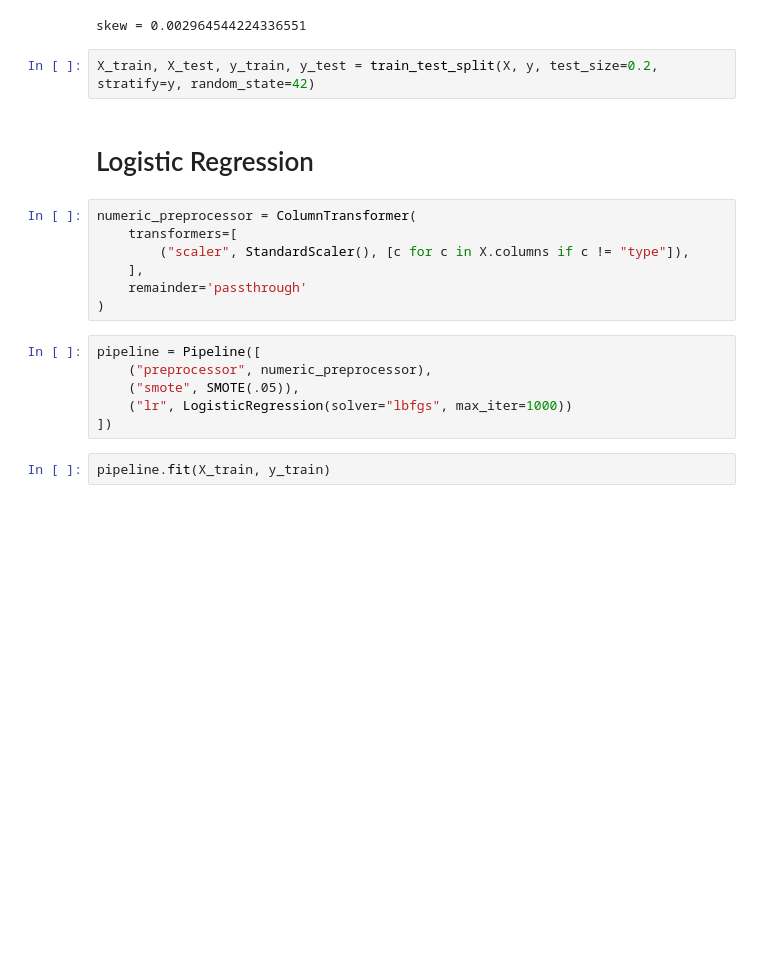
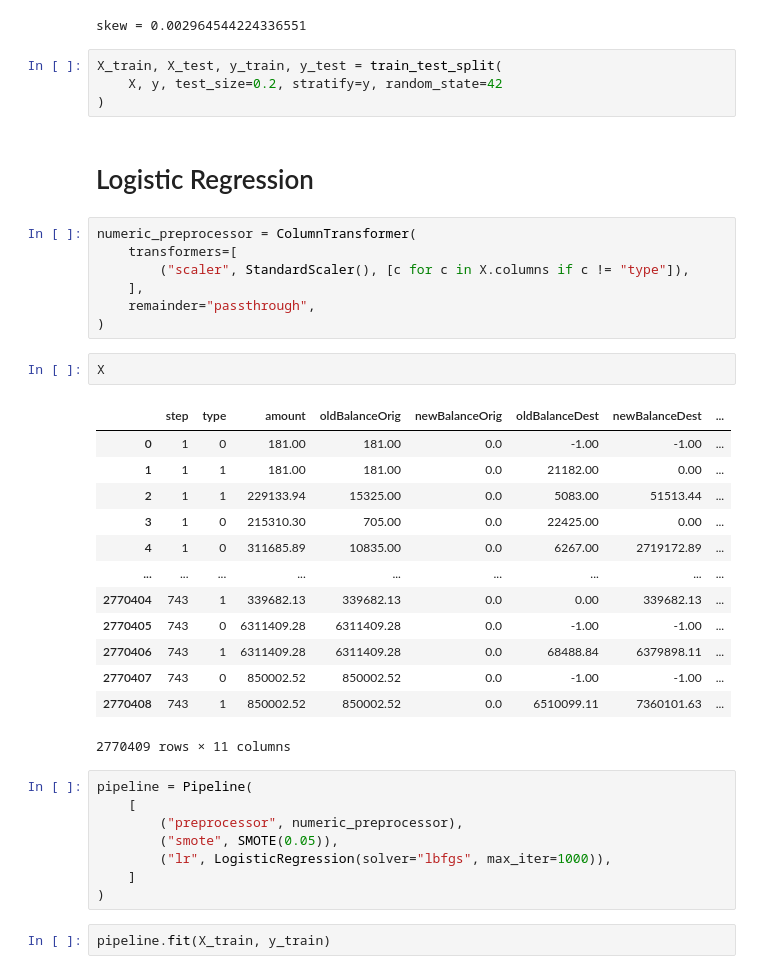
Before and after one commit to Nicolas-Bisoffi/qonto-skill-test, a Jupyter notebook: notebooks/modeling.ipynb, the cells around one changed output. Cells and saved outputs as stored; diff of their text form; blank space fills up the shorter version.

```diff
--- a/notebooks/modeling.ipynb
+++ b/notebooks/modeling.ipynb
@@ -34,7 +42,9 @@ print(f"skew = {y[y==1].shape[0]/y.shape[0]}")
 # %% [output]
 skew = 0.002964544224336551
 # %%
-X_train, X_test, y_train, y_test = train_test_split(X, y, test_size=0.2, stratify=y, random_state=42)
+X_train, X_test, y_train, y_test = train_test_split(
+    X, y, test_size=0.2, stratify=y, random_state=42
+)
 # %% [markdown]
 # Logistic Regression
 # %%
@@ -42,14 +52,32 @@ numeric_preprocessor = ColumnTransformer(
     transformers=[
         ("scaler", StandardScaler(), [c for c in X.columns if c != "type"]),
     ],
-    remainder='passthrough'
+    remainder="passthrough",
 )
+# %%
+X
+# %% [output]
+|  | step | type | amount | oldBalanceOrig | newBalanceOrig | oldBalanceDest | newBalanceDest | ... |
+| 0 | 1 | 0 | 181.00 | 181.00 | 0.0 | -1.00 | -1.00 | ... |
+| 1 | 1 | 1 | 181.00 | 181.00 | 0.0 | 21182.00 | 0.00 | ... |
+| 2 | 1 | 1 | 229133.94 | 15325.00 | 0.0 | 5083.00 | 51513.44 | ... |
+| 3 | 1 | 0 | 215310.30 | 705.00 | 0.0 | 22425.00 | 0.00 | ... |
+| 4 | 1 | 0 | 311685.89 | 10835.00 | 0.0 | 6267.00 | 2719172.89 | ... |
+| ... | ... | ... | ... | ... | ... | ... | ... | ... |
+| 2770404 | 743 | 1 | 339682.13 | 339682.13 | 0.0 | 0.00 | 339682.13 | ... |
+| 2770405 | 743 | 0 | 6311409.28 | 6311409.28 | 0.0 | -1.00 | -1.00 | ... |
+| 2770406 | 743 | 1 | 6311409.28 | 6311409.28 | 0.0 | 68488.84 | 6379898.11 | ... |
+| 2770407 | 743 | 0 | 850002.52 | 850002.52 | 0.0 | -1.00 | -1.00 | ... |
+| 2770408 | 743 | 1 | 850002.52 | 850002.52 | 0.0 | 6510099.11 | 7360101.63 | ... |
+2770409 rows × 11 columns
 # %%
-pipeline = Pipeline([
-    ("preprocessor", numeric_preprocessor),
-    ("smote", SMOTE(.05)),
-    ("lr", LogisticRegression(solver="lbfgs", max_iter=1000))
-])
+pipeline = Pipeline(
+    [
+        ("preprocessor", numeric_preprocessor),
+        ("smote", SMOTE(0.05)),
+        ("lr", LogisticRegression(solver="lbfgs", max_iter=1000)),
+    ]
+)
 # %%
 pipeline.fit(X_train, y_train)
 # %% [output]
```
Also changed, not shown: parts of 7 cells of this notebook, 7 other files.
